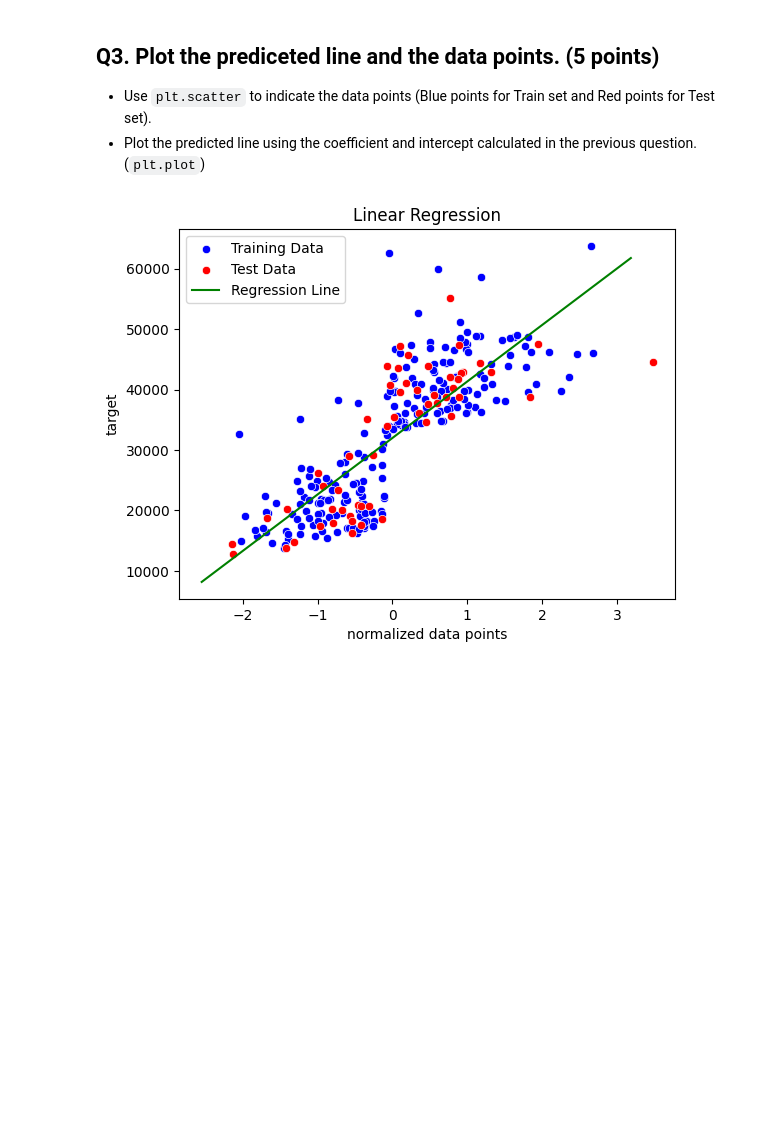
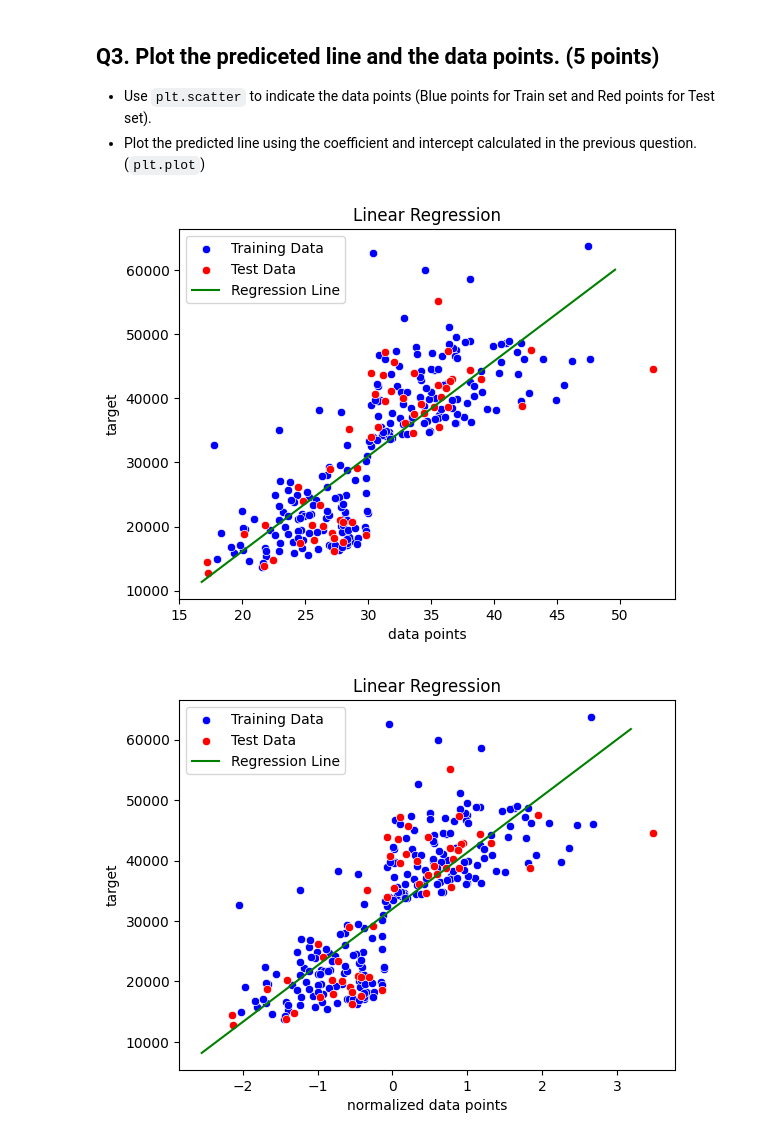
Before and after one commit to mostafa-ja/Machine-Learning-fall2023, a Jupyter notebook: Linear_and_Logistic_Regression.ipynb, the cells around one changed output. Cells and saved outputs as stored; diff of their text form; code cells hidden in the pictures; blank space fills up the shorter version.

```diff
--- a/Linear_and_Logistic_Regression.ipynb
+++ b/Linear_and_Logistic_Regression.ipynb
@@ -236,6 +236,29 @@ Coefficient: 9339.0975
 
 - Use `plt.scatter` to indicate the data points (Blue points for Train set and Red points for Test set).
 - Plot the predicted line using the coefficient and intercept calculated in the previous question. (`plt.plot`)
+# %%
+import matplotlib.pyplot as plt
+import seaborn as sns
+
+# Create a scatter plot using Seaborn
+sns.scatterplot(x=X_train[:,0], y=y_train[:,0], color='blue', label='Training Data')
+sns.scatterplot(x=X_test[:,0], y=y_test[:,0], color='red', label='Test Data')
+
+# Plotting the regression line for training data
+X_range = np.linspace(min(X_train)-1, max(X_train)+2, 100)
+X_range_normalized = norm_scaler.transform(X_range)
+plt.plot(X_range, coeff * X_range_normalized + intercept, color='green', label='Regression Line')
+
+# Labeling axes and adding legend
+plt.xlabel('data points')
+plt.ylabel('target')
+plt.title('Linear Regression')
+plt.legend()
+
+# Displaying the plot
+plt.show()
+# %% [output]
+[figure, added]
 # %%
 import matplotlib.pyplot as plt
 import seaborn as sns
```
Also changed, not shown: parts of 4 cells of this notebook.
